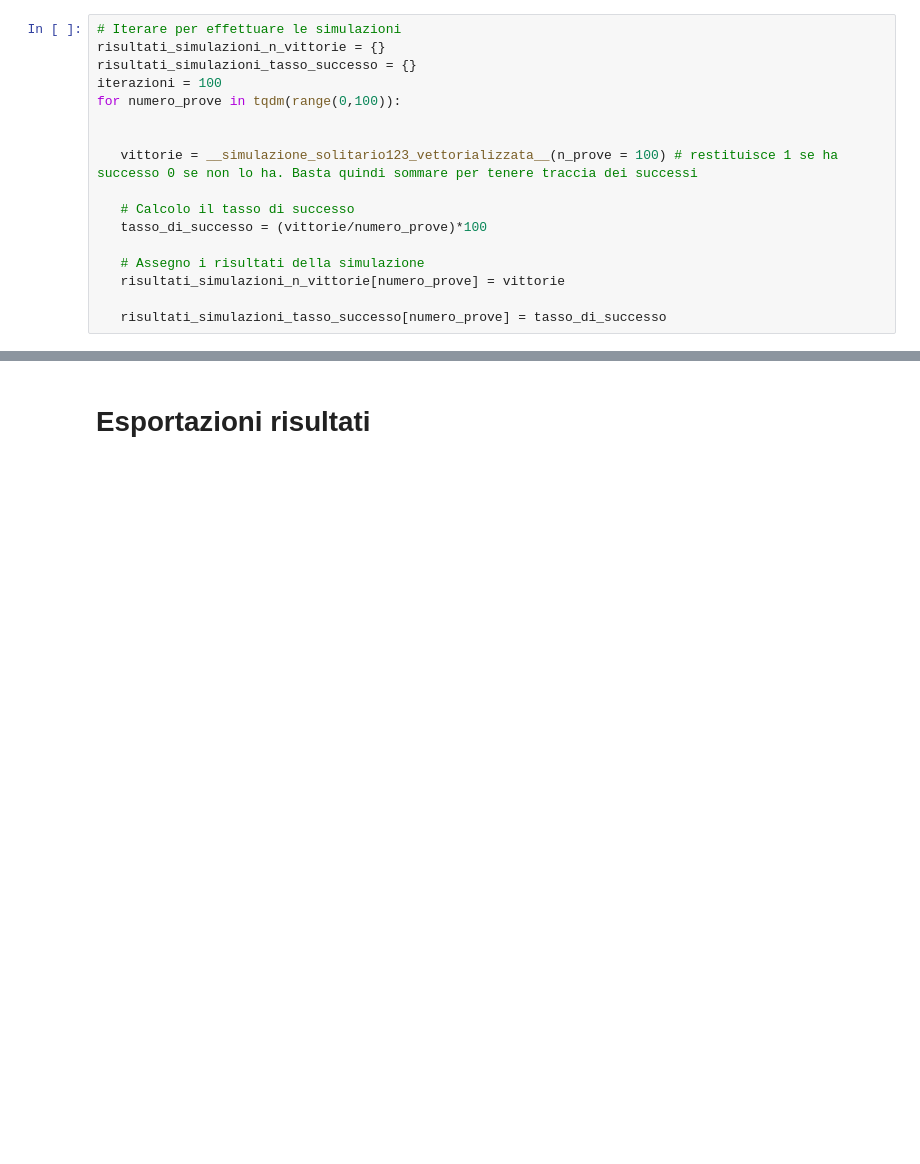
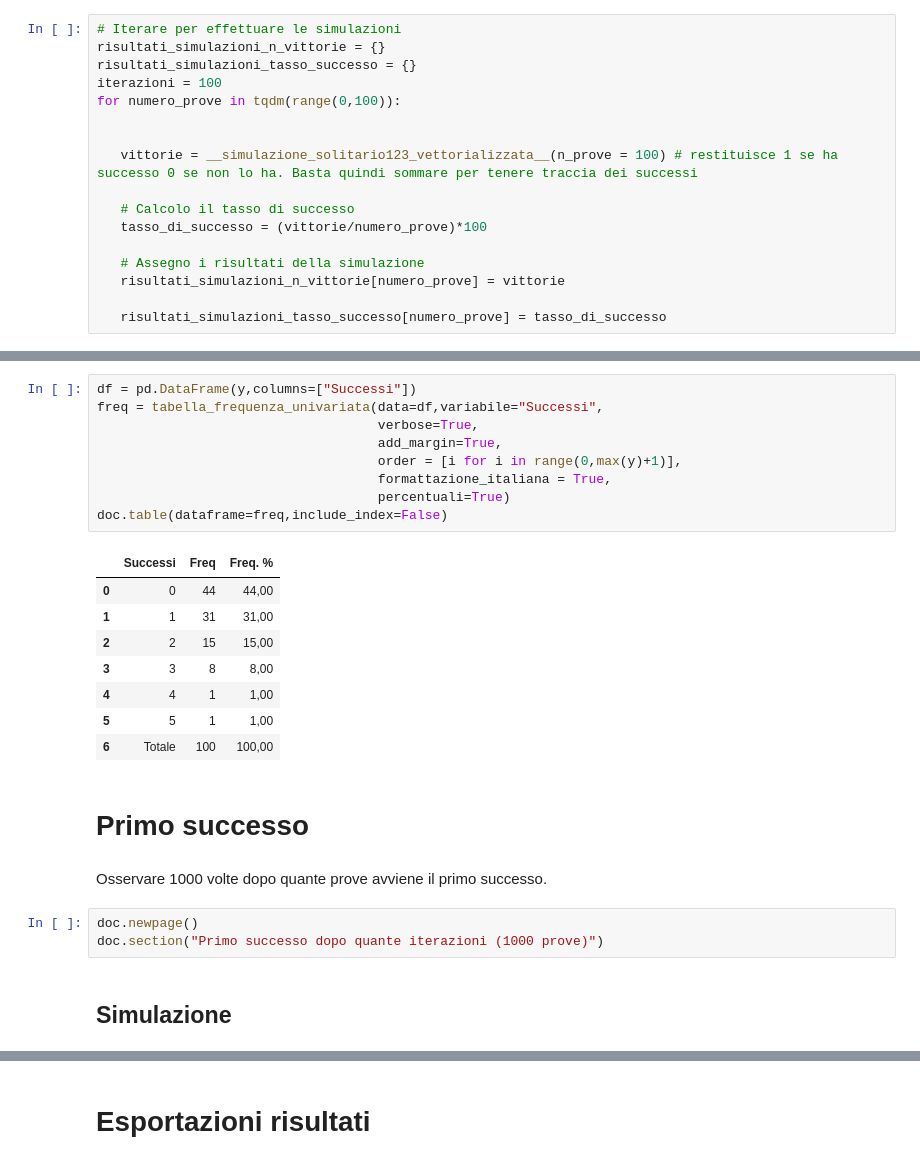
Before and after one commit to mattiamanna2203/Solitario123, a Jupyter notebook: 123.ipynb, the cells around one changed output, grey strips where cells are left out. Saved outputs shown, nothing was run; the diff lists cells and outputs as text; blank space fills up the shorter version.

```diff
--- a/123.ipynb
+++ b/123.ipynb
@@ -218,0 +223,27 @@ plt.show()
+# %%
+df = pd.DataFrame(y,columns=["Successi"])
+freq = tabella_frequenza_univariata(data=df,variabile="Successi",
+                                    verbose=True,
+                                    add_margin=True,
+                                    order = [i for i in range(0,max(y)+1)],
+                                    formattazione_italiana = True,
+                                    percentuali=True)
+doc.table(dataframe=freq,include_index=False)
+# %% [output]
+|  | Successi | Freq | Freq. % |
+| 0 | 0 | 44 | 44,00 |
+| 1 | 1 | 31 | 31,00 |
+| 2 | 2 | 15 | 15,00 |
+| 3 | 3 | 8 | 8,00 |
+| 4 | 4 | 1 | 1,00 |
+| 5 | 5 | 1 | 1,00 |
+| 6 | Totale | 100 | 100,00 |
+# %% [markdown]
+# Primo successo
+# %% [markdown]
+Osservare  1000 volte dopo quante prove avviene il primo successo.
+# %%
+doc.newpage()
+doc.section("Primo successo dopo quante iterazioni (1000 prove)")
+# %% [markdown]
+## Simulazione
```
Also changed, not shown: parts of 19 cells of this notebook, 3 other files.
